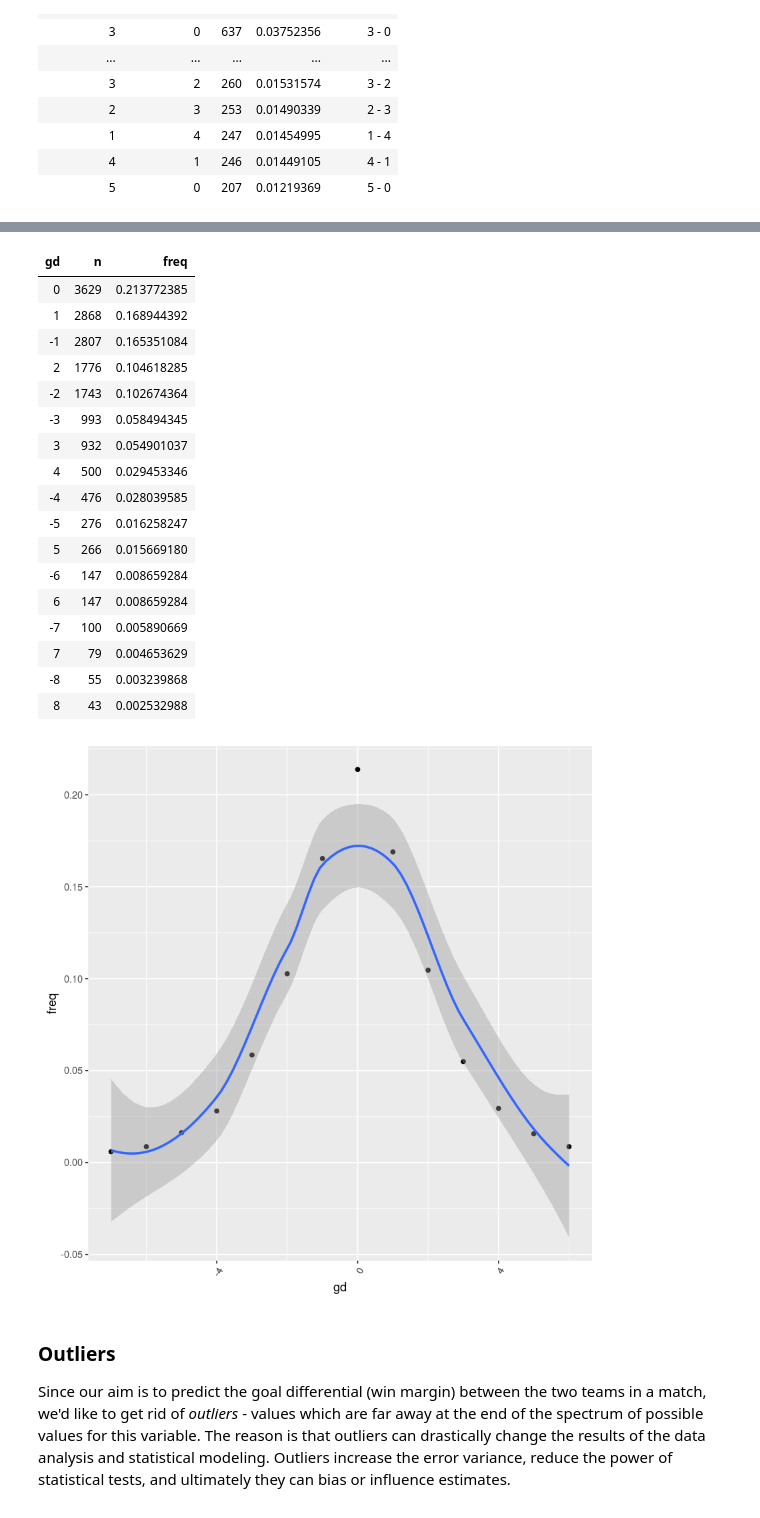
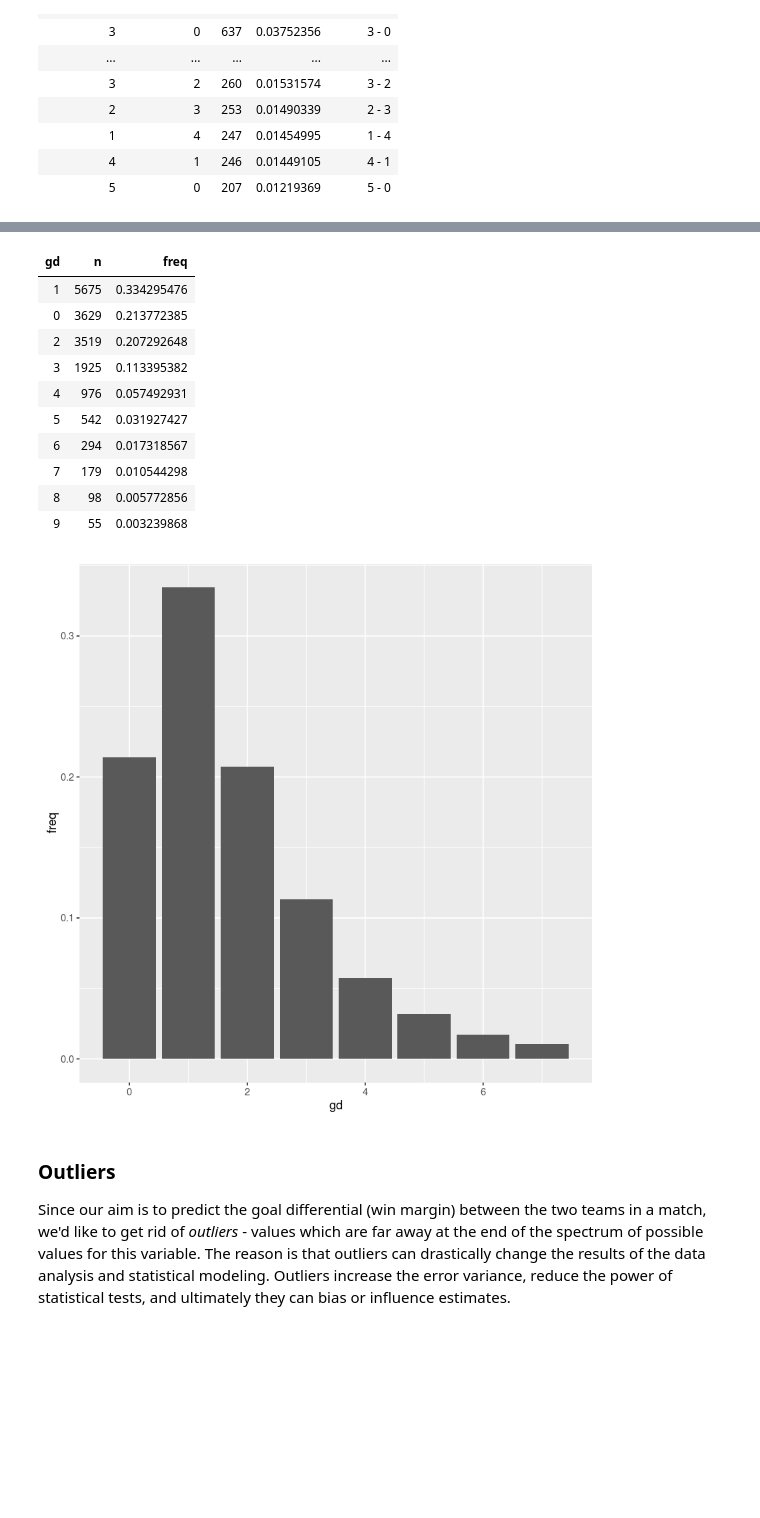
Before and after one commit to neaorin/PredictTheWorldCup, a Jupyter notebook: src/WorldCup.ipynb, the cells around one changed output, grey strips where cells are left out. Cells and saved outputs as stored; diff of their text form; code cells hidden in the pictures; blank space fills up the shorter version.

Commit message:
discrete distributions

```diff
--- a/src/WorldCup.ipynb
+++ b/src/WorldCup.ipynb
@@ -585,44 +578,32 @@ gsfreq %>%
 # %%
-# distribution of goal differential per match
-
+# distribution of goal differential
 gdfreq <- matches %>%
-  group_by(gd = team1Score - team2Score) %>%
+  group_by(gd = abs(team1Score - team2Score)) %>%
   summarise(
     n = n(),
     freq = n / nrow(matches)
   ) %>%
   ungroup() %>%
   arrange(desc(freq))
 
-head(gdfreq, 17)
+head(gdfreq, 10)
 
 gdfreq %>%
-  filter(freq >= 0.005) %>%
-
-  ggplot(mapping = aes(x = gd, y = freq)) +
-  geom_point() +
-  geom_smooth(method = "loess") +
-  theme(axis.text.x = element_text(angle = 60, hjust = 1))
+  filter(freq >= 0.01) %>%
+  ggplot(mapping = aes(x = gd, y = freq)) + geom_bar(stat = "identity")
 # %% [output]
 | gd | n | freq |
+| 1 | 5675 | 0.334295476 |
 | 0 | 3629 | 0.213772385 |
-| 1 | 2868 | 0.168944392 |
-| -1 | 2807 | 0.165351084 |
-| 2 | 1776 | 0.104618285 |
-| -2 | 1743 | 0.102674364 |
-| -3 | 993 | 0.058494345 |
-| 3 | 932 | 0.054901037 |
-| 4 | 500 | 0.029453346 |
-| -4 | 476 | 0.028039585 |
-| -5 | 276 | 0.016258247 |
-| 5 | 266 | 0.015669180 |
-| -6 | 147 | 0.008659284 |
-| 6 | 147 | 0.008659284 |
-| -7 | 100 | 0.005890669 |
-| 7 | 79 | 0.004653629 |
-| -8 | 55 | 0.003239868 |
-| 8 | 43 | 0.002532988 |
+| 2 | 3519 | 0.207292648 |
+| 3 | 1925 | 0.113395382 |
+| 4 | 976 | 0.057492931 |
+| 5 | 542 | 0.031927427 |
+| 6 | 294 | 0.017318567 |
+| 7 | 179 | 0.010544298 |
+| 8 | 98 | 0.005772856 |
+| 9 | 55 | 0.003239868 |
-[figure, old version]
+[figure, new version]
 # %% [markdown]
 ### Outliers ###
 
```
Also changed, not shown: parts of 8 cells of this notebook, 1 other file.
